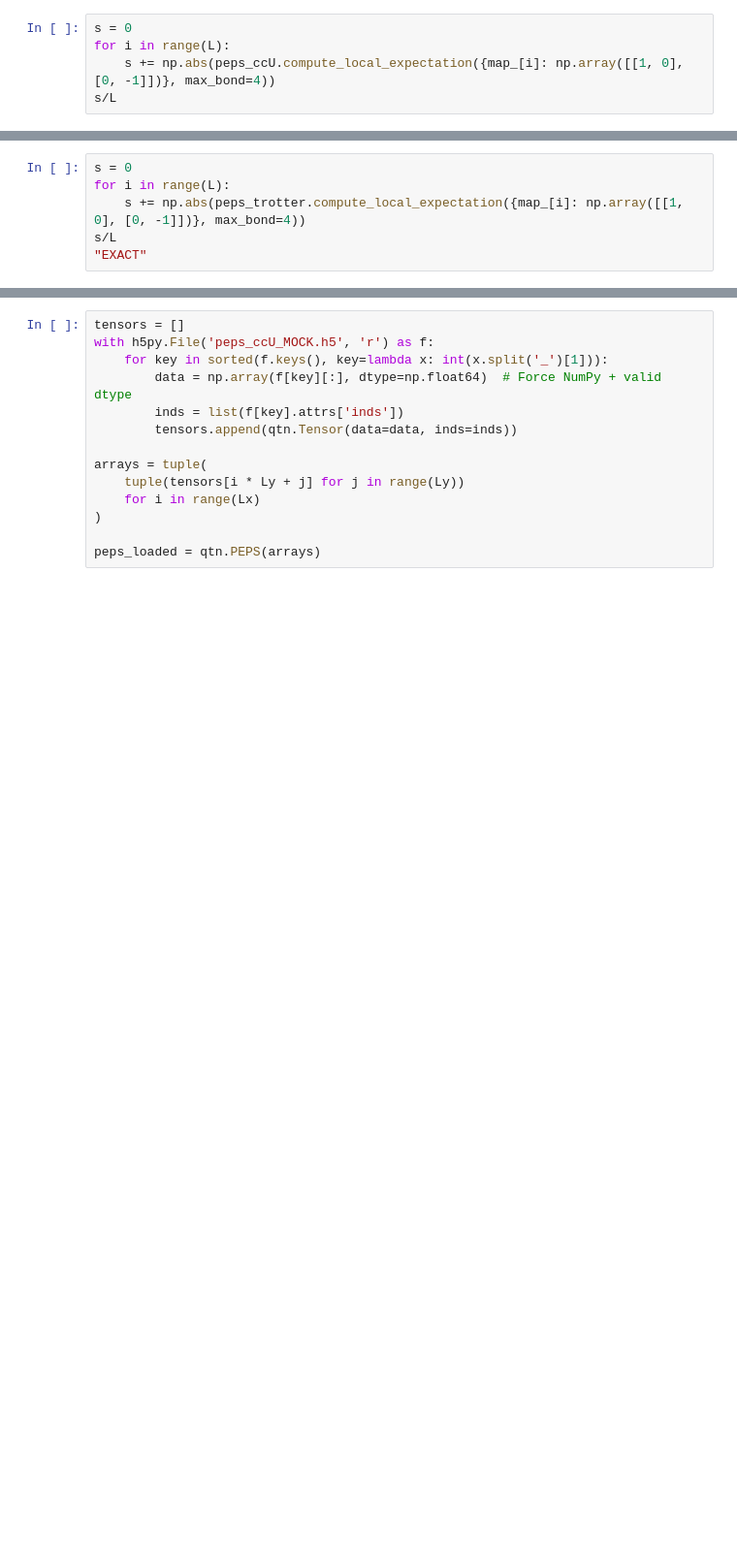
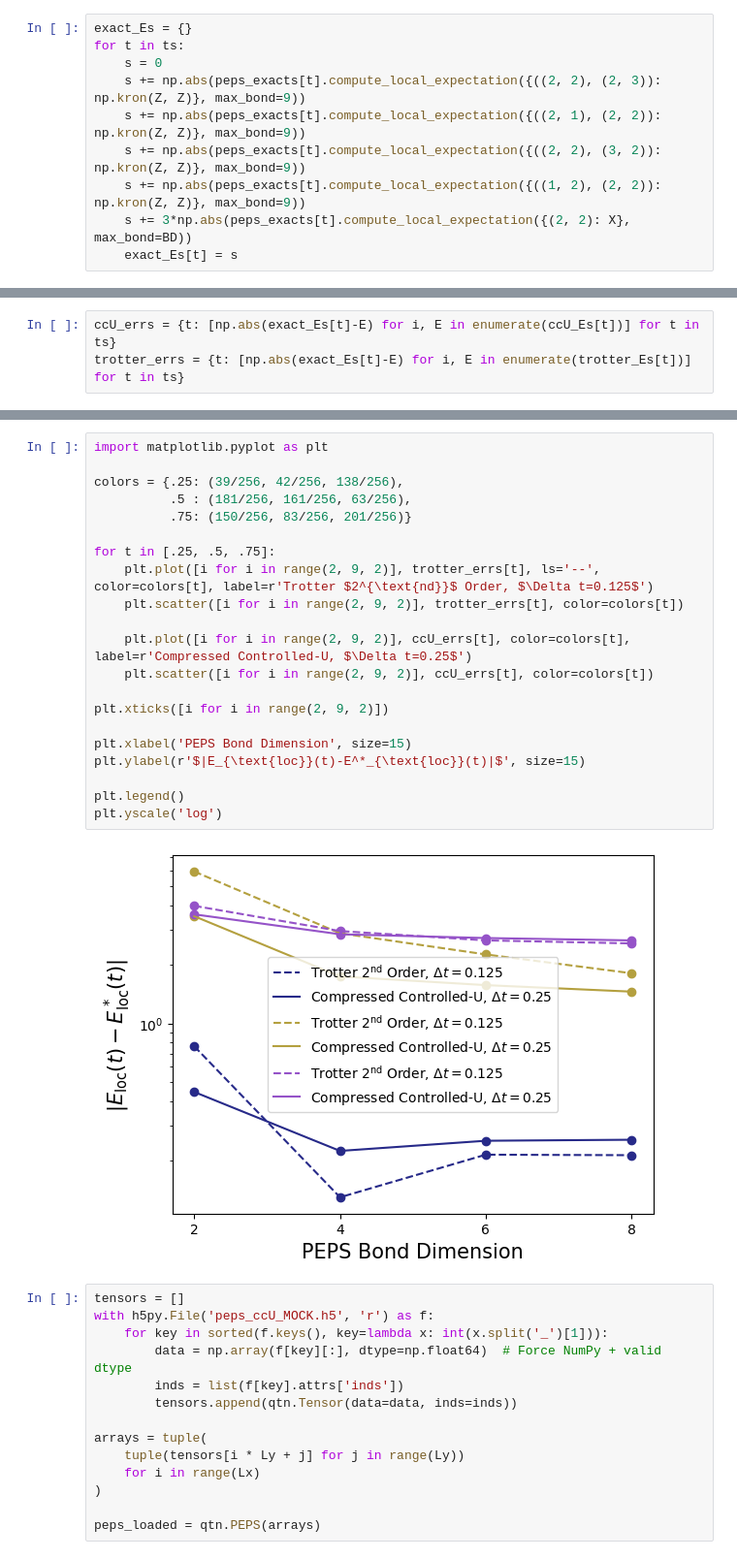
Before and after one commit to erenaykrcn/ccU, a Jupyter notebook: examples/TFIM2d/PEPS.ipynb, the cells around one changed output, grey strips where cells are left out. Shown at 97% size. Cells and saved outputs as stored; diff of their text form; blank space fills up the shorter version.

```diff
--- a/examples/TFIM2d/PEPS.ipynb
+++ b/examples/TFIM2d/PEPS.ipynb
@@ -90,5 +115,10 @@ s/L
 # %%
-s = 0
-for i in range(L):
-    s += np.abs(peps_ccU.compute_local_expectation({map_[i]: np.array([[1, 0], [0, -1]])}, max_bond=4))
-s/L
+exact_Es = {}
+for t in ts:
+    s = 0
+    s += np.abs(peps_exacts[t].compute_local_expectation({((2, 2), (2, 3)): np.kron(Z, Z)}, max_bond=9))
+    s += np.abs(peps_exacts[t].compute_local_expectation({((2, 1), (2, 2)): np.kron(Z, Z)}, max_bond=9))
+    s += np.abs(peps_exacts[t].compute_local_expectation({((2, 2), (3, 2)): np.kron(Z, Z)}, max_bond=9))
+    s += np.abs(peps_exacts[t].compute_local_expectation({((1, 2), (2, 2)): np.kron(Z, Z)}, max_bond=9))
+    s += 3*np.abs(peps_exacts[t].compute_local_expectation({(2, 2): X}, max_bond=BD))
+    exact_Es[t] = s
@@ -97,6 +125,3 @@ s/L
 # %%
-s = 0
-for i in range(L):
-    s += np.abs(peps_trotter.compute_local_expectation({map_[i]: np.array([[1, 0], [0, -1]])}, max_bond=4))
-s/L
-"EXACT"
+ccU_errs = {t: [np.abs(exact_Es[t]-E) for i, E in enumerate(ccU_Es[t])] for t in ts}
+trotter_errs = {t: [np.abs(exact_Es[t]-E) for i, E in enumerate(trotter_Es[t])] for t in ts}
@@ -117,3 +138,26 @@ s/L
+# %%
+import matplotlib.pyplot as plt
+
+colors = {.25: (39/256, 42/256, 138/256),
+          .5 : (181/256, 161/256, 63/256),
+          .75: (150/256, 83/256, 201/256)}
+
+for t in [.25, .5, .75]:
+    plt.plot([i for i in range(2, 9, 2)], trotter_errs[t], ls='--', color=colors[t], label=r'Trotter $2^{\text{nd}}$ Order, $\Delta t=0.125$')
+    plt.scatter([i for i in range(2, 9, 2)], trotter_errs[t], color=colors[t])
+
+    plt.plot([i for i in range(2, 9, 2)], ccU_errs[t], color=colors[t], label=r'Compressed Controlled-U, $\Delta t=0.25$')
+    plt.scatter([i for i in range(2, 9, 2)], ccU_errs[t], color=colors[t])
+
+plt.xticks([i for i in range(2, 9, 2)])
+
+plt.xlabel('PEPS Bond Dimension', size=15)
+plt.ylabel(r'$|E_{\text{loc}}(t)-E^*_{\text{loc}}(t)|$', size=15)
+
+plt.legend()
+plt.yscale('log')
+# %% [output]
+[figure, added]
 # %%
 tensors = []
 with h5py.File('peps_ccU_MOCK.h5', 'r') as f:
```
Also changed, not shown: parts of 11 cells of this notebook.
